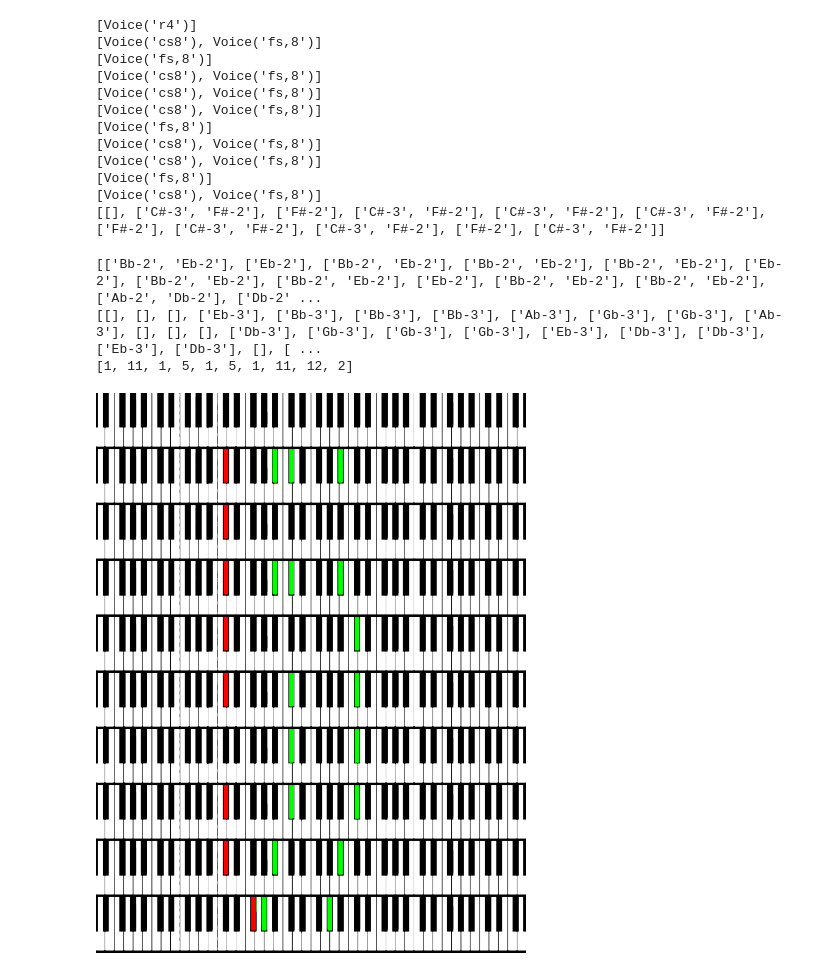
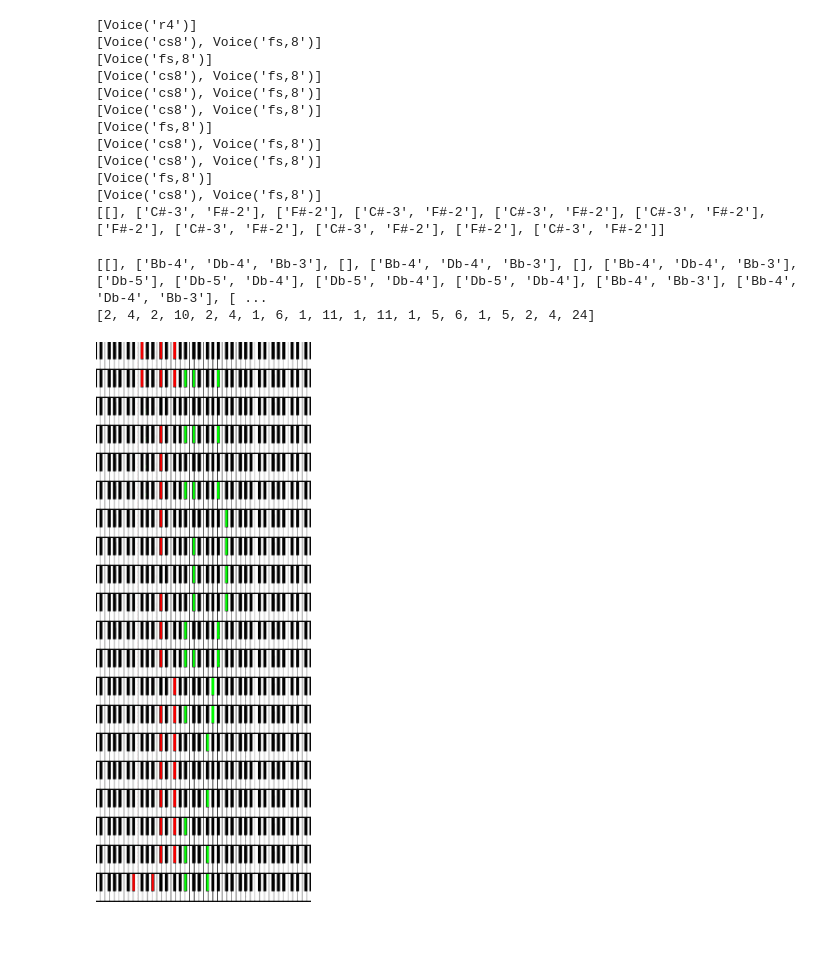
Before and after one commit to myscience/video-to-piano, a Jupyter notebook: Playground.ipynb, the cells around one changed output. Cells and saved outputs as stored; diff of their text form; code cells hidden in the pictures; blank space fills up the shorter version.

```diff
--- a/Playground.ipynb
+++ b/Playground.ipynb
@@ -270,12 +285,12 @@ abjad.show(score)
 # %%
 from src.image import frame_to_pil
 
-print(music['left-hand'])
-print(music['right-hand'])
-print(times[50:60])
-frame_to_pil(np.vstack(frames[50:60]))
+# print(music['left-hand'])
+window=slice(80, 100)
+print(music['right-hand'][window])
+print(times[window])
+frame_to_pil(np.vstack(frames[window]))
 # %% [output]
-[['Bb-2', 'Eb-2'], ['Eb-2'], ['Bb-2', 'Eb-2'], ['Bb-2', 'Eb-2'], ['Bb-2', 'Eb-2'], ['Eb-2'], ['Bb-2', 'Eb-2'], ['Bb-2', 'Eb-2'], ['Eb-2'], ['Bb-2', 'Eb-2'], ['Bb-2', 'Eb-2'], ['Ab-2', 'Db-2'], ['Db-2' ...
-[[], [], [], ['Eb-3'], ['Bb-3'], ['Bb-3'], ['Bb-3'], ['Ab-3'], ['Gb-3'], ['Gb-3'], ['Ab-3'], [], [], [], ['Db-3'], ['Gb-3'], ['Gb-3'], ['Gb-3'], ['Eb-3'], ['Db-3'], ['Db-3'], ['Eb-3'], ['Db-3'], [], [ ...
-[1, 11, 1, 5, 1, 5, 1, 11, 12, 2]
+[[], ['Bb-4', 'Db-4', 'Bb-3'], [], ['Bb-4', 'Db-4', 'Bb-3'], [], ['Bb-4', 'Db-4', 'Bb-3'], ['Db-5'], ['Db-5', 'Db-4'], ['Db-5', 'Db-4'], ['Db-5', 'Db-4'], ['Bb-4', 'Bb-3'], ['Bb-4', 'Db-4', 'Bb-3'], [ ...
+[2, 4, 2, 10, 2, 4, 1, 6, 1, 11, 1, 11, 1, 5, 6, 1, 5, 2, 4, 24]
-[figure, old version]
+[figure, new version]
```
Also changed, not shown: parts of 3 cells of this notebook, 3 other files.
